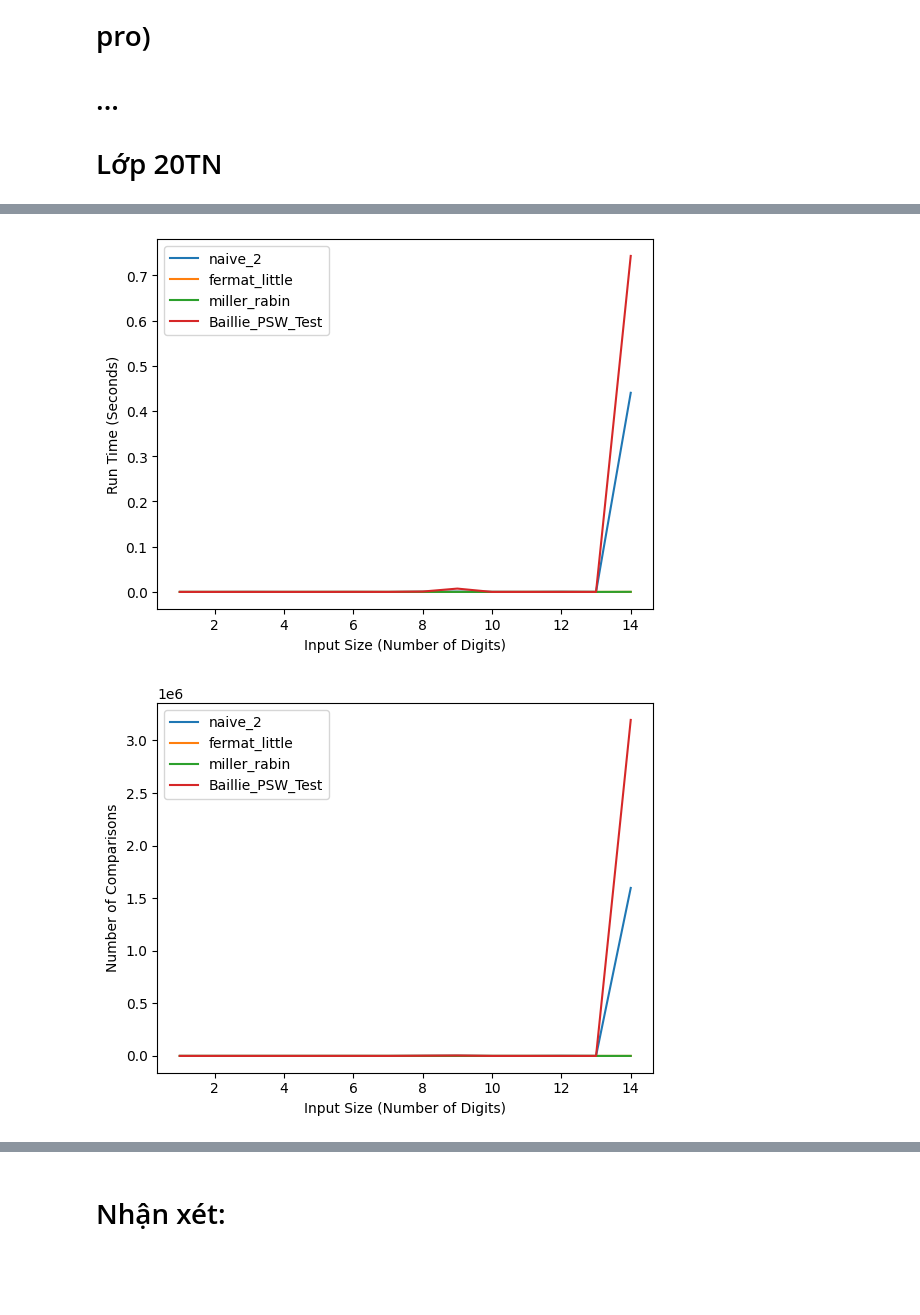
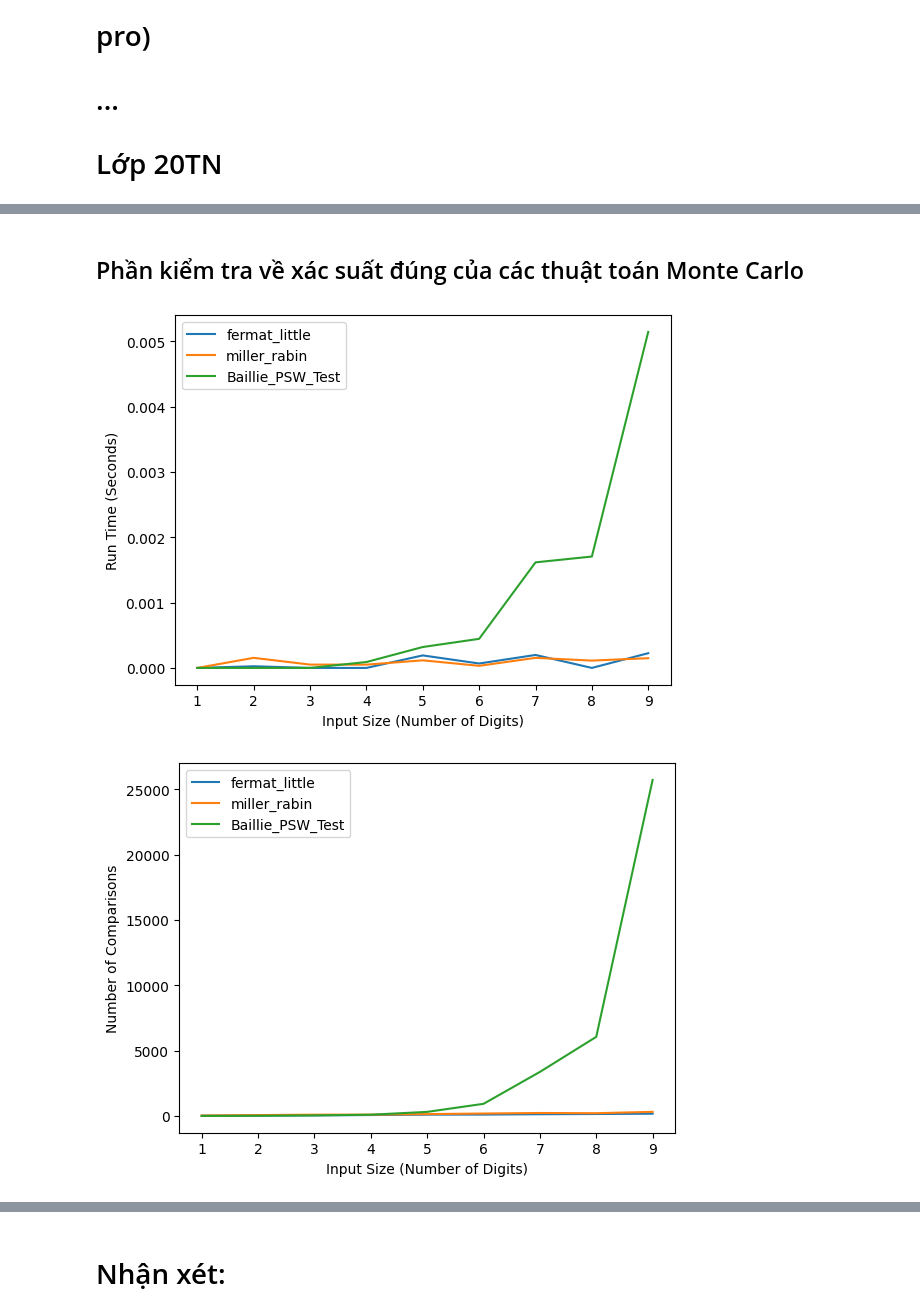
Before and after one commit to nbtin/algo_complexity, a Jupyter notebook: 20120081.ipynb, the cells around one changed output, grey strips where cells are left out. Cells and saved outputs as stored; diff of their text form; code cells hidden in the pictures; blank space fills up the shorter version.

```diff
--- a/20120081.ipynb
+++ b/20120081.ipynb
@@ -66,14 +64,21 @@ def plot_comparisons(comparisons, steps):
 from sympy import randprime
 from sympy.ntheory import isprime
 from random import randint
+
 def generate_random_number(n_digits):
-    return random.randint(10**(n_digits - 1), 10**n_digits)
+    lower = 10 ** (n_digits - 1)
+    upper = (10 ** n_digits) - 1
 
-def generate_random_large_number(n_digit):
+    return random.randint(lower, upper)
+
+def generate_random_large_prime(n_digit): # generate a random prime number that has n_digits
     lower = 10 ** (n_digit - 1)
     upper = (10 ** n_digit) - 1
     number = randprime(lower, upper)
-    while randint(0, 1): # hoặc là trả về một hợp số với số nguyên tố lớn
-        number *= randprime(lower, upper)
+    return number
 
+def generate_random_large_nonprime(p_digit, n_p): # generate a list of n_p primes that have p_digit each
+    number = 1
+    for _ in range(n_p):
+        number *= generate_random_large_prime(p_digit)
     return number
@@ -80,5 +194,7 @@ def generate_random_large_number(n_digit):
+# %% [markdown]
+## Phần kiểm tra về xác suất đúng của các thuật toán Monte Carlo
 # %%
-list_of_algo = [naive_2, fermat_little, miller_rabin, Baillie_PSW_Test]
+list_of_algo = [fermat_little, miller_rabin, Baillie_PSW_Test]
 run_times = {}
 comparisons_count = {}
 
@@ -87,45 +203,47 @@ for func in list_of_algo:
     run_times[func.__name__] = {}
     comparisons_count[func.__name__] = {}
 
-n_digts = range(1, 15, 1)
+n_digts = range(1, 10, 1)
 n_repeat = 10
 for n_digt in n_digts:
     for repeat in range(n_repeat):
         save_path = os.path.join(route_test, f'test_case_{n_digt}_digit_{repeat}_repeat.txt')
         with open(save_path, 'w') as f:
-            number = generate_random_number(n_digt)
+            number = generate_random_large_number(n_digt)
             f.write('Input: ' + str(number) + '\n')
 
             check_ans = []
             for func in list_of_algo:
                 run_time, results = measure_time(func, number)
                 results, comparisons = results
                 # print(func.__name__, ':', run_time, 's')
                 try:
                     run_times[func.__name__][repeat].append(run_time)
                     comparisons_count[func.__name__][repeat].append(comparisons)
                 except:
                     run_times[func.__name__][repeat] = [run_time]
                     comparisons_count[func.__name__][repeat] = [comparisons]
                 check_ans.append(results)
 
             # Kiểm tra đáp án của các thuật toán có giống nhau không
             # assert check_ans.count(check_ans[0]) == len(check_ans), 'Các thuật toán không trả về đáp án giống nhau'
 
 avg_run_times = {}
 avg_comparisons_count = {}
-
+"""
+    Tương tự ở đây cũng thế, tuy nhiên thì chắc để tôi
+"""
 for func in list_of_algo:
     calculate_run_time = []
     calculate_comparisons_count = []
     for repeat in range(n_repeat):
         calculate_run_time.append(run_times[func.__name__][repeat])
         calculate_comparisons_count.append(comparisons_count[func.__name__][repeat])
     avg_run_times[func.__name__] = np.mean(calculate_run_time, axis=0)
     avg_comparisons_count[func.__name__] = np.mean(calculate_comparisons_count, axis=0)
 
 plot_run_times(avg_run_times, n_digts)
 plot_comparisons(avg_comparisons_count, n_digts)
 # %% [output]
-[figure, old version]
+[figure, new version]
-[figure, old version]
+[figure, new version]
```
Also changed, not shown: parts of 7 cells of this notebook.
